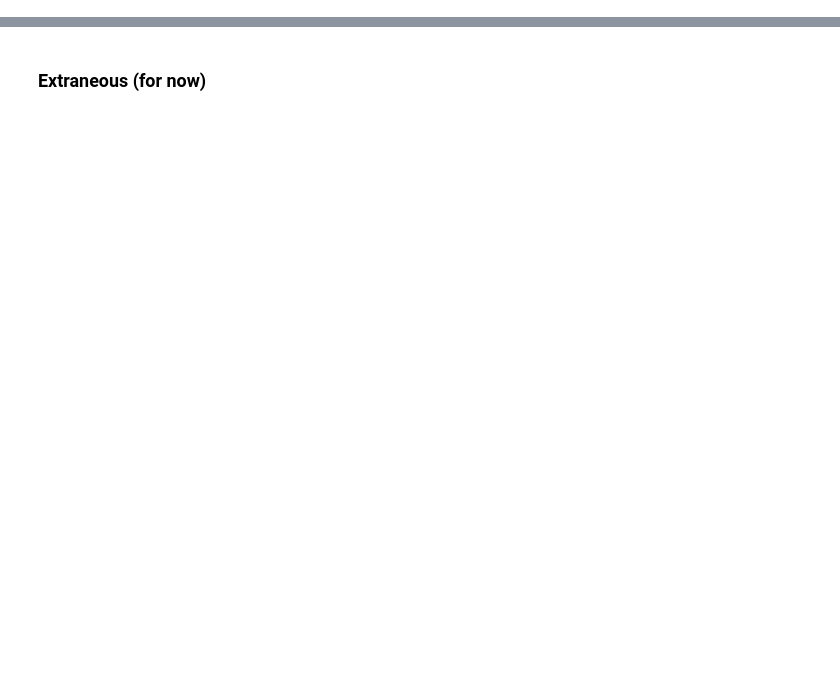
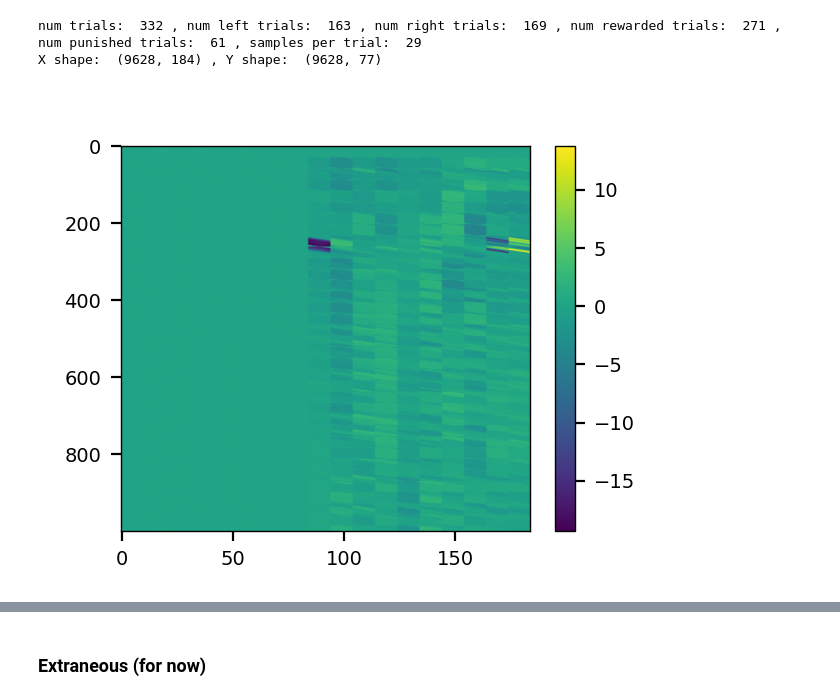
Before and after one commit to stellinaao/df-rnns, a Jupyter notebook: notebooks/df_dm.ipynb, the cells around one changed output, grey strips where cells are left out. Drawn from its saved outputs; the diff is of its cells as text; code cells hidden in the pictures; blank space fills up the shorter version.

```diff
--- a/notebooks/df_dm.ipynb
+++ b/notebooks/df_dm.ipynb
@@ -39,8 +43,8 @@ MB_sig_sess = np.load("../vars/MB_sigs_sess.npz", allow_pickle=True)['arr_0']
 MF_sig_sess = np.load("../vars/MF_sigs_sess.npz", allow_pickle=True)['arr_0']
 
 subj_idx = 0
-learner = 'early' #'late'
-sess_idx = 0 if learner=='early' else 9 # 0 and 9
+learner = 'late' #'late'
+sess_idx = 5 #0 if learner=='early' else 9 # 0 and 9
 
 trial_data = trial_data_all[subj_idx][sess_idx]
 session_data = session_data_all[subj_idx][sess_idx]
@@ -64,7 +68,7 @@ vidtime = ((vidtime/1e3) * (mx-mn)/max(vidtime/1e3)) + mn
 # %%
 # make design matrix
 
-BWMS = 10
+BWMS = 100
 binwidth_s = BWMS/1000
 
 responded = (trial_data['response']==1) | (trial_data['response']==-1)
@@ -75,6 +79,6 @@ pres = 1
 posts = 2
 bwidth = BWMS / 1000
 
-dmat = build_model(master_alignment_times, trial_data, svds_zscore, vidtime, pres=pres, posts=posts, bwidth=binwidth_s)
+dmat = build_model(master_alignment_times, trial_data, svds, vidtime, pres=pres, posts=posts, bwidth=binwidth_s)
 dmat.build_matrix()
 X = dmat.X
@@ -103,10 +126,10 @@ for s in spike_times:
     peth_p, timebin_centers_p, event_ind_p = compute_spike_count(master_alignment_times[p_mask], s, pre_seconds=pres, post_seconds=posts, binwidth_s=BWMS/1000)
 
     all.append(peth)
-    all_l.append(peth_l)
-    all_r.append(peth_r)
-    all_w.append(peth_w)
-    all_p.append(peth_p)
+    all_l.append(peth_l * (1000/BWMS))
+    all_r.append(peth_r * (1000/BWMS))
+    all_w.append(peth_w * (1000/BWMS))
+    all_p.append(peth_p * (1000/BWMS))
 
 peth = np.stack(all)
 peth_l = np.stack(all_l)
@@ -128,4 +151,14 @@ print("num trials: ", n_trials,
       ", samples per trial: ", samples_per_trial)
 Y = np.reshape(peth, (n_units, n_trials*samples_per_trial,), order='C').T
 print("X shape: ", X.shape, ", Y shape: ", Y.shape)
+# %% [output]
+num trials:  332 , num left trials:  163 , num right trials:  169 , num rewarded trials:  271 , num punished trials:  61 , samples per trial:  29
+X shape:  (9628, 184) , Y shape:  (9628, 77)
+# %%
+plt.figure()
+plt.imshow(dmat.X[:1000,:], aspect='auto')
+plt.colorbar()
+plt.show()
+# %% [output]
+[figure, added]
 # %%
```
Also changed, not shown: parts of 8 cells of this notebook, 10 other files.
